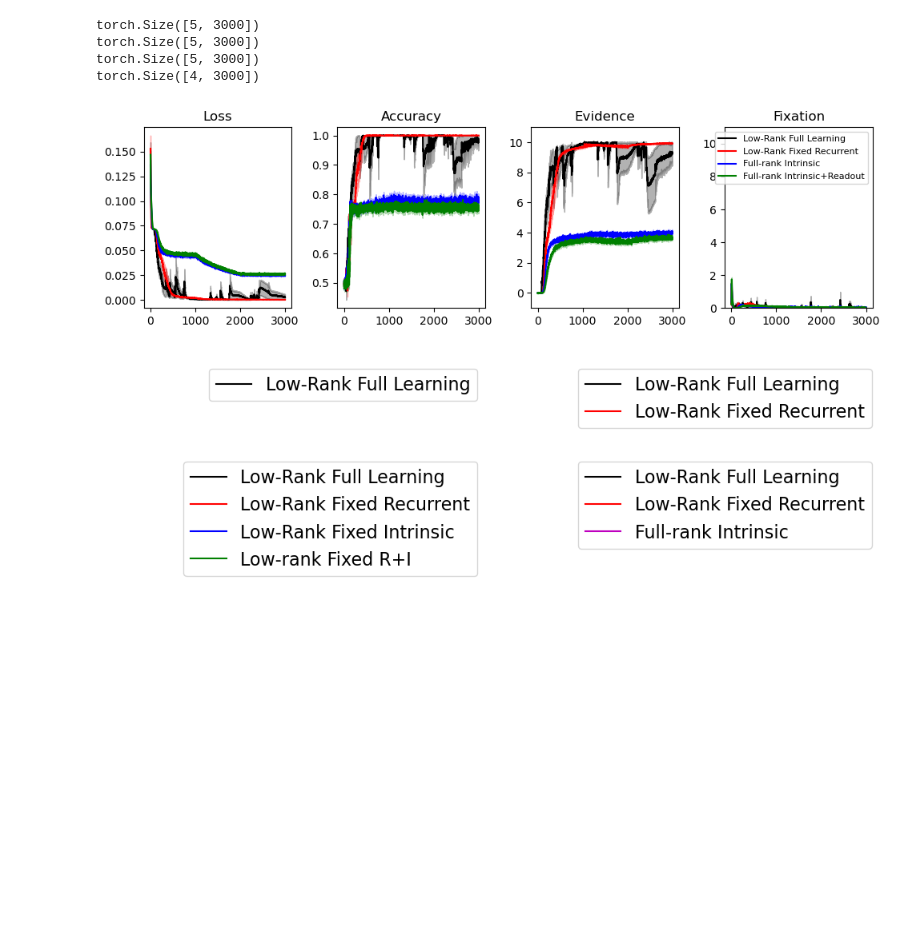
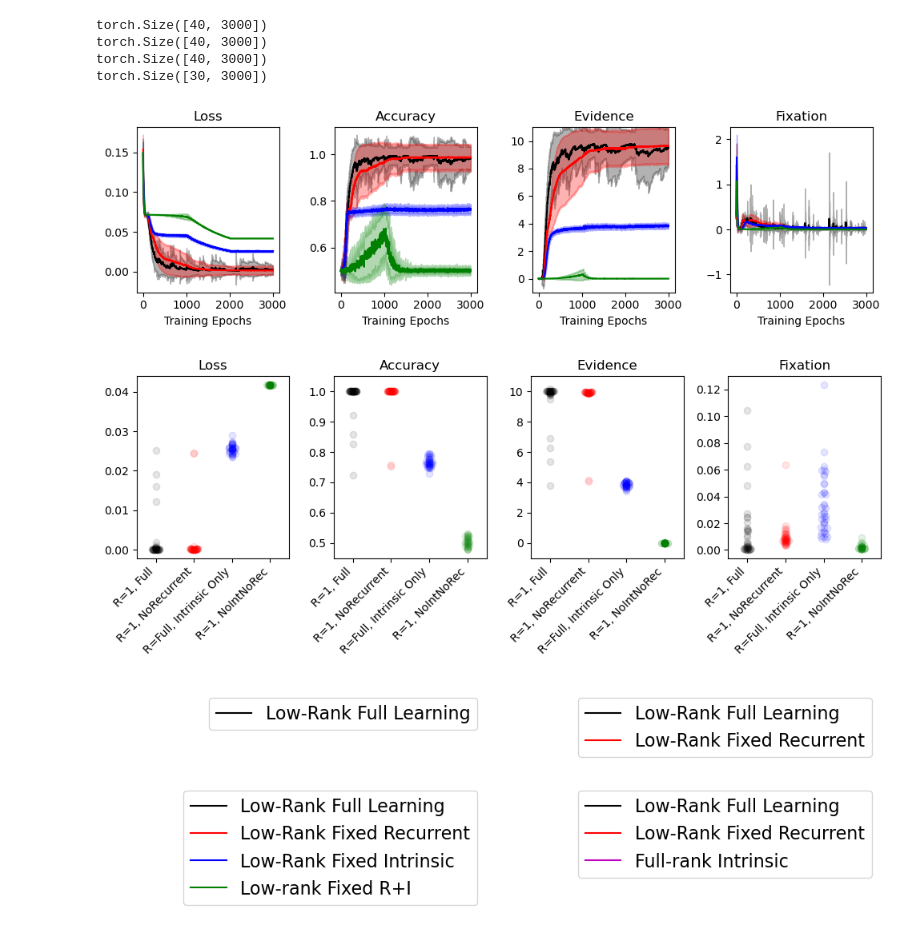
Before and after one commit to landoskape/mcn2024-psets, a Jupyter notebook: intrinsic-excitability/perturb.ipynb, the cells around one changed output. Saved outputs shown, nothing was run; the diff lists cells and outputs as text; code cells hidden in the pictures; blank space fills up the shorter version.

Commit message:
plots plots plots

```diff
--- a/intrinsic-excitability/perturb.ipynb
+++ b/intrinsic-excitability/perturb.ipynb
@@ -39,7 +105,8 @@ centers = (edges[1:] + edges[:-1]) / 2
 # keepjob = [True, True, True]
 
 jobs = [51, 52, 53, 54]
-names = ["Low-Rank Full Learning", "Low-Rank Fixed Recurrent", "Full-rank Intrinsic", "Full-rank Intrinsic+Readout"]
+names = ["Low-Rank Full Learning", "Low-Rank Fixed Recurrent", "Full-rank Intrinsic", "Low-rank, no intrinsic, no recurrent"]
+shortnames = ["R=1, Full", "R=1, NoRecurrent", "R=Full, Intrinsic Only", "R=1, NoIntNoRec"]
 scale = [1, 1, 1, 1]
 keepjob = [True, True, True, True]
 
@@ -62,49 +129,72 @@ for jobid, name in zip(jobs, names):
 cols = 'krbgm'
 fig, ax = plt.subplots(1, 4, figsize=(10, 3), tight_layout=True)
 for ii in range(len(jobs)):
     if not keepjob[ii]:
         continue
     num_epochs = loss[ii].size(1)
     xepochs = np.array(range(num_epochs)) * scale[ii]
     print(loss[ii].shape)
     lmean = loss[ii].mean(dim=0)
-    lse = loss[ii].std(dim=0) / np.sqrt(loss[ii].size(0))
+    lse = loss[ii].std(dim=0) #/ np.sqrt(loss[ii].size(0))
     amean = accuracy[ii].mean(dim=0)
-    ase = accuracy[ii].std(dim=0) / np.sqrt(accuracy[ii].size(0))
+    ase = accuracy[ii].std(dim=0) #/ np.sqrt(accuracy[ii].size(0))
     emean = evidence[ii].mean(dim=0)
-    ese = evidence[ii].std(dim=0) / np.sqrt(evidence[ii].size(0))
+    ese = evidence[ii].std(dim=0) #/ np.sqrt(evidence[ii].size(0))
     fmean = fixation[ii].mean(dim=0)
-    fse = fixation[ii].std(dim=0) / np.sqrt(fixation[ii].size(0))
+    fse = fixation[ii].std(dim=0) #/ np.sqrt(fixation[ii].size(0))
     ax[0].plot(xepochs, lmean, color=cols[ii], label=names[ii])
     ax[0].fill_between(xepochs, lmean - lse, lmean + lse, color=cols[ii], alpha=0.3)
     ax[1].plot(xepochs, amean, color=cols[ii], label=names[ii])
     ax[1].fill_between(xepochs, amean - ase, amean + ase, color=cols[ii], alpha=0.3)
     ax[2].plot(xepochs, emean, color=cols[ii], label=names[ii])
     ax[2].fill_between(xepochs, emean - ese, emean + ese, color=cols[ii], alpha=0.3)
     ax[3].plot(xepochs, fmean, color=cols[ii], label=names[ii])
     ax[3].fill_between(xepochs, fmean - fse, fmean + fse, color=cols[ii], alpha=0.3)
 
 ax[0].set_title("Loss")
-# ax[0].set_ylim(0, 0.1)
-# ax[0].set_yscale('log')
+ax[0].set_xlabel("Training Epochs")
 ax[1].set_title("Accuracy")
+ax[1].set_xlabel("Training Epochs")
+ax[2].set_title("Evidence")
+ax[2].set_xlabel("Training Epochs")
+ax[2].set_ylim(-1, 11)
+ax[3].set_title("Fixation")
+ax[3].set_xlabel("Training Epochs")
+# plt.savefig(f"../project/{figure_name}_{include_suffix}")
+plt.show()
 
+cols = 'krbgm'
+fig, ax = plt.subplots(1, 4, figsize=(10, 4), tight_layout=True)
+for ii in range(len(jobs)):
+    if not keepjob[ii]:
+        continue
+    num_models = loss[ii].size(0)
+    ax[0].scatter(ii + 0.1*beeswarm(loss[ii][:, -1], nbins=100), loss[ii][:, -1], color=cols[ii], label=shortnames[ii], alpha=0.1)
+    ax[1].scatter(ii + 0.1*beeswarm(accuracy[ii][:, -1], nbins=100), accuracy[ii][:, -1], color=cols[ii], label=shortnames[ii], alpha=0.1)
+    ax[2].scatter(ii + 0.1*beeswarm(evidence[ii][:, -1], nbins=100), evidence[ii][:, -1], color=cols[ii], label=shortnames[ii], alpha=0.1)
+    ax[3].scatter(ii + 0.1*beeswarm(fixation[ii][:, -1], nbins=100), fixation[ii][:, -1], color=cols[ii], label=shortnames[ii], alpha=0.1)
 
+for a in ax:
+    a.set_xticks(range(len(jobs)))
+    a.set_xticklabels(shortnames, rotation=45, ha='right', fontsize=10)
+    a.set_xlim(-0.5, len(jobs) - 0.5)
+
+ax[0].set_title("Loss")
+ax[1].set_title("Accuracy")
+ax[1].set_ylim(0.45, 1.05)
 ax[2].set_title("Evidence")
 ax[2].set_ylim(-1, 11)
-
 ax[3].set_title("Fixation")
-ax[3].set_ylim(0, 11)
-ax[3].legend(fontsize=8)
-
-# plt.savefig(f"../project/{figure_name}_{include_suffix}")
+figure_name = "PerformanceSummary"
+# plt.savefig(f"../project/{figure_name}")
 plt.show()
 # %% [output]
-torch.Size([5, 3000])
-torch.Size([5, 3000])
-torch.Size([5, 3000])
-torch.Size([4, 3000])
+torch.Size([40, 3000])
+torch.Size([40, 3000])
+torch.Size([40, 3000])
+torch.Size([30, 3000])
-[figure, old version]
+[figure, new version]
+[figure, added]
 # %%
 names = ["Low-Rank Full Learning", "Low-Rank Fixed Recurrent", "Low-Rank Fixed Intrinsic", "Low-rank Fixed R+I", "Full-rank Intrinsic"]
 to_plot = [[0], [0, 1], [0, 1, 2, 3], [0, 1, 4]]
```
Also changed, not shown: parts of 11 cells of this notebook, 26 other files.
